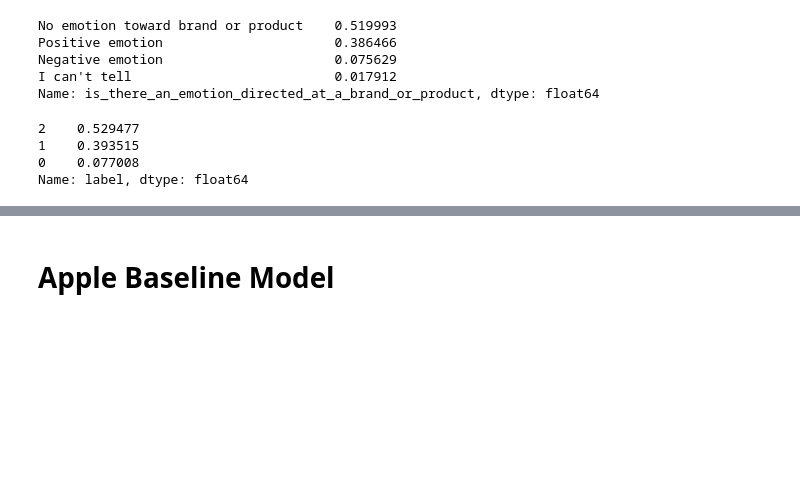
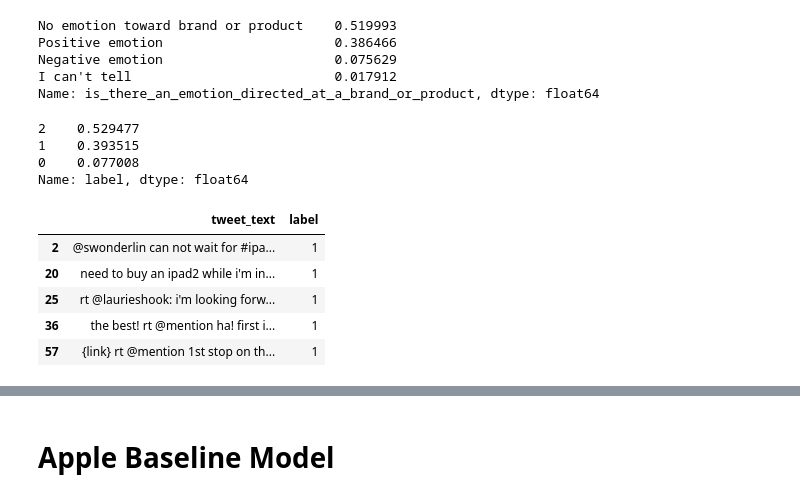
Before and after one commit to kelsklane/Apple_Tweet_Sentiment_NLP, a Jupyter notebook: jupyters/kelsey_notebook.ipynb, the cells around one changed output, grey strips where cells are left out. Cells and saved outputs as stored; diff of their text form; code cells hidden in the pictures; blank space fills up the shorter version.

```diff
--- a/jupyters/kelsey_notebook.ipynb
+++ b/jupyters/kelsey_notebook.ipynb
@@ -1285,3 +1061,15 @@ tweets.label.value_counts(normalize = True)
 1    0.393515
 0    0.077008
 Name: label, dtype: float64
+# %%
+retweets = tweets.copy()
+retweets['tweet_text'] = retweets['tweet_text'].str.lower()
+retweets['tweet_text'].value_counts()
+retweets.head(5)
+# %% [output]
+|  | tweet_text | label |
+| 2 | @swonderlin can not wait for #ipa... | 1 |
+| 20 | need to buy an ipad2 while i'm in... | 1 |
+| 25 | rt @laurieshook: i'm looking forw... | 1 |
+| 36 | the best! rt @mention ha! first i... | 1 |
+| 57 | {link} rt @mention 1st stop on th... | 1 |
```
Also changed, not shown: parts of 61 cells of this notebook.
